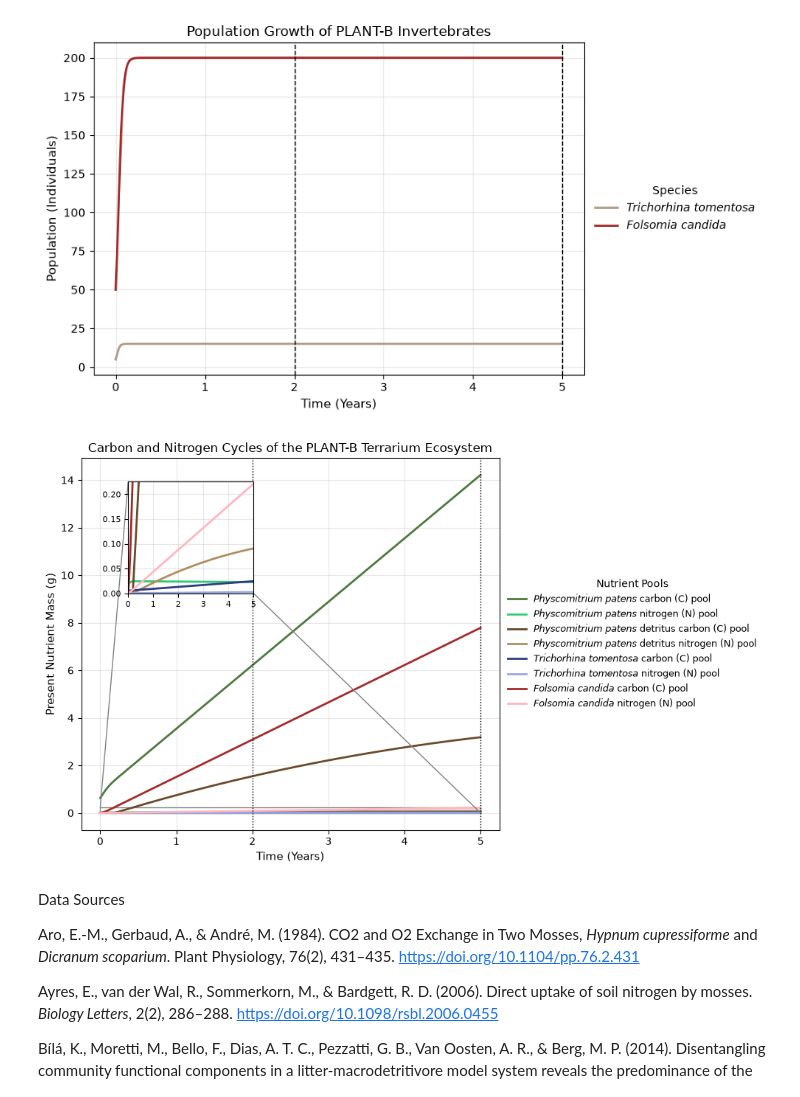
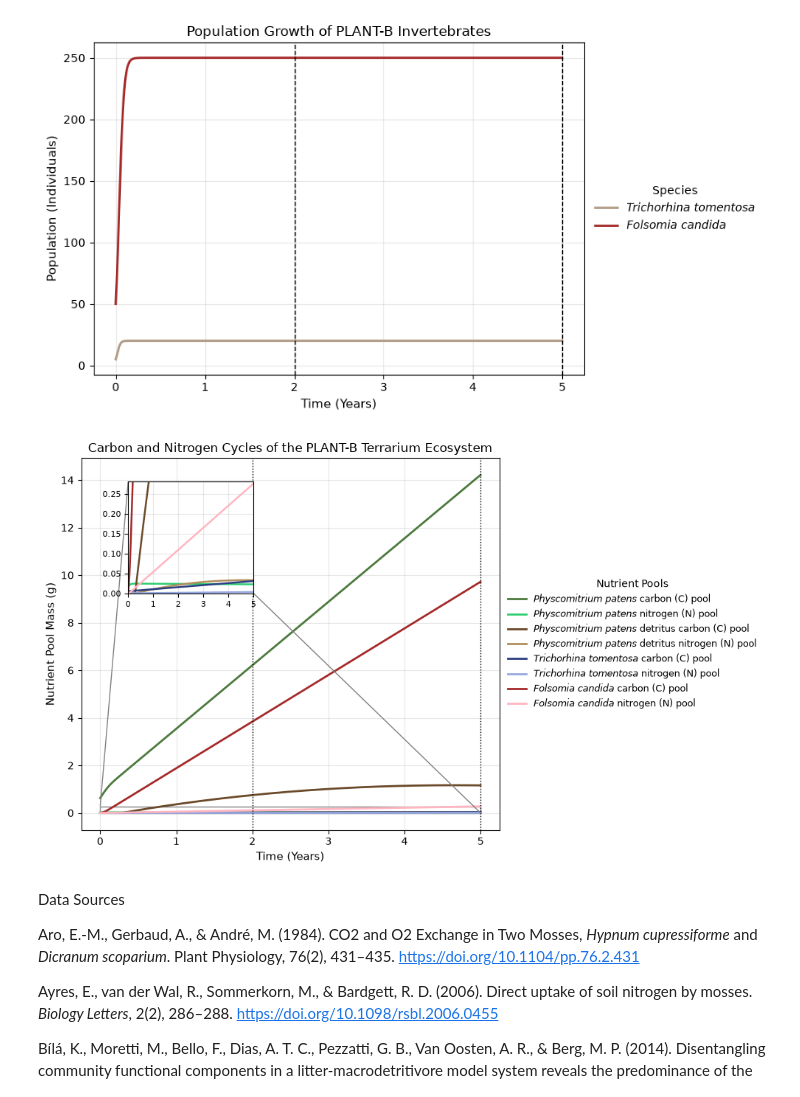
Before and after one commit to TheSpringInstitute/PLANT-B-Nutrient-Cycle-Simulation, a Jupyter notebook: notebooks/part-3-simulating-nutrient-cycles.ipynb, the cells around one changed output. Cells and saved outputs as stored; diff of their text form; code cells hidden in the pictures.

```diff
--- a/notebooks/part-3-simulating-nutrient-cycles.ipynb
+++ b/notebooks/part-3-simulating-nutrient-cycles.ipynb
@@ -25,7 +25,7 @@ t = np.arange(total_days)
 # Define population parameters for the two invertebrates:
 # Isopod population parameters
 isopods = 5 # Starting number of isopod individuals
-isopod_carrying_capacity = 15 # Placeholder isopod carrying capacity for the terrarium
+isopod_carrying_capacity = 20 # Placeholder isopod carrying capacity for the terrarium
 isopod_fecundity = 0.164 # Average daily fecundity (by eggs laid) of a close relative (Heeley, 1941)
 isopod_mortality = 0.0011 # Calculated from an assumed average lifespan of 2.5 years
 
@@ -35,7 +35,7 @@ isopod_population = isopod_carrying_capacity / (1 + ((isopod_carrying_capacity -
 
 # Springtail population parameters
 springtails = 50 # Starting number of springtail individuals
-springtail_carrying_capacity = 200 # Placeholder springtail carrying capacity for the terrarium
+springtail_carrying_capacity = 250 # Placeholder springtail carrying capacity for the terrarium
 springtail_fecundity = 0.109 # Average daily fecundity of adult springtails (Xie et al., 2026)
 springtail_mortality = 0.00734 # Average daily mortality of the springtails at 21°C (Snider & Butcher, 1973)
 
@@ -126,7 +126,7 @@ fig, ax = population_growth_plot(
     springtail_population
 )
 # %% [output]
-[figure, old version]
+[figure, new version]
 # %%
 # Define population parameters for the three species:
 # Moss population parameters
@@ -355,7 +355,7 @@ def nutrient_cycle_plot(
 
     # Label the x- and y-axis and set their font size
     ax.set_xlabel("Time (Years)", fontsize=11)
-    ax.set_ylabel("Present Nutrient Mass (g)", fontsize=11)
+    ax.set_ylabel("Nutrient Pool Mass (g)", fontsize=11)
 
     # Mark the two- and five-year intervals on the plot
     plt.axvline(2, color='black', linestyle=':', linewidth=1)
@@ -364,43 +364,50 @@ def nutrient_cycle_plot(
     # Create a legend titled "Nutrient Pools" and anchor it to the right
     ax.legend(title='Nutrient Pools', loc='center left', bbox_to_anchor=(1.0, 0.5), frameon=False, fontsize=9)
 
     # Add gridlines for readability
     ax.grid(True, alpha=0.3)
 
     # Create an inset axis to zoom into all nutrient pools except the moss carbon pool
     ax_inset = inset_axes(ax, width="30%", height="30%", loc="upper left",
                           bbox_to_anchor=(0.1, -0.05, 1, 1), bbox_transform=ax.transAxes)
-    ax_inset.plot(years, moss_c_flux, color=pool_colors["Physcomitrium patens carbon (C) pool"], linewidth=2)
-    ax_inset.plot(years, moss_n_flux, color=pool_colors["Physcomitrium patens nitrogen (N) pool"], linewidth=2)
-    ax_inset.plot(years, litter_c_flux, color=pool_colors["Physcomitrium patens detritus carbon (C) pool"], linewidth=2)
-    ax_inset.plot(years, litter_n_flux, color=pool_colors["Physcomitrium patens detritus nitrogen (N) pool"], linewidth=2)
-    ax_inset.plot(years, isopod_c_flux, color=pool_colors["Trichorhina tomentosa carbon (C) pool"], linewidth=2)
-    ax_inset.plot(years, isopod_n_flux, color=pool_colors["Trichorhina tomentosa nitrogen (N) pool"], linewidth=2)
-    ax_inset.plot(years, springtail_c_flux, color=pool_colors["Folsomia candida carbon (C) pool"], linewidth=2)
-    ax_inset.plot(years, springtail_n_flux, color=pool_colors["Folsomia candida nitrogen (N) pool"], linewidth=2)
+    ax_inset.plot(years, moss_c_flux, color=pool_colors["Physcomitrium patens carbon (C) pool"], linewidth=1.8)
+    ax_inset.plot(years, moss_n_flux, color=pool_colors["Physcomitrium patens nitrogen (N) pool"], linewidth=1.8)
+    ax_inset.plot(years, litter_c_flux, color=pool_colors["Physcomitrium patens detritus carbon (C) pool"], linewidth=1.8)
+    ax_inset.plot(years, litter_n_flux, color=pool_colors["Physcomitrium patens detritus nitrogen (N) pool"], linewidth=1.8)
+    ax_inset.plot(years, isopod_c_flux, color=pool_colors["Trichorhina tomentosa carbon (C) pool"], linewidth=1.8)
+    ax_inset.plot(years, isopod_n_flux, color=pool_colors["Trichorhina tomentosa nitrogen (N) pool"], linewidth=1.8)
+    ax_inset.plot(years, springtail_c_flux, color=pool_colors["Folsomia candida carbon (C) pool"], linewidth=1.8)
+    ax_inset.plot(years, springtail_n_flux, color=pool_colors["Folsomia candida nitrogen (N) pool"], linewidth=1.8)
     ax_inset.set_xlim(0, 5)
-    ax_inset.set_ylim(0, 0.225)
+    ax_inset.set_ylim(0, 0.28)
     ax_inset.grid(True, alpha=0.3)
     ax_inset.tick_params(labelsize=8)
     mark_inset(ax, ax_inset, loc1=2, loc2=4, fc="none", ec="0.5", linewidth=1)
 
     # Apply a tight layout
     plt.tight_layout()
+
+    # Save the plot as a png image to the "plots" folder
+    plt.savefig(
+        os.path.join(plots_dir, "PLANT-B_Nutrient_Cycle_Plot.png"),
+        dpi=300,
+        bbox_inches="tight"
+    )
 
     # Display the plot
     plt.show()
 
     # Return the figure and axes
     return fig, ax
 
 # Call the function
 fig, ax = nutrient_cycle_plot(
       t,
       moss_c_flux, litter_c_flux, isopod_c_flux, springtail_c_flux,
       moss_n_flux, litter_n_flux, isopod_n_flux, springtail_n_flux
     )
 # %% [output]
-[figure, old version]
+[figure, new version]
 # %% [markdown]
 Data Sources
 
```
